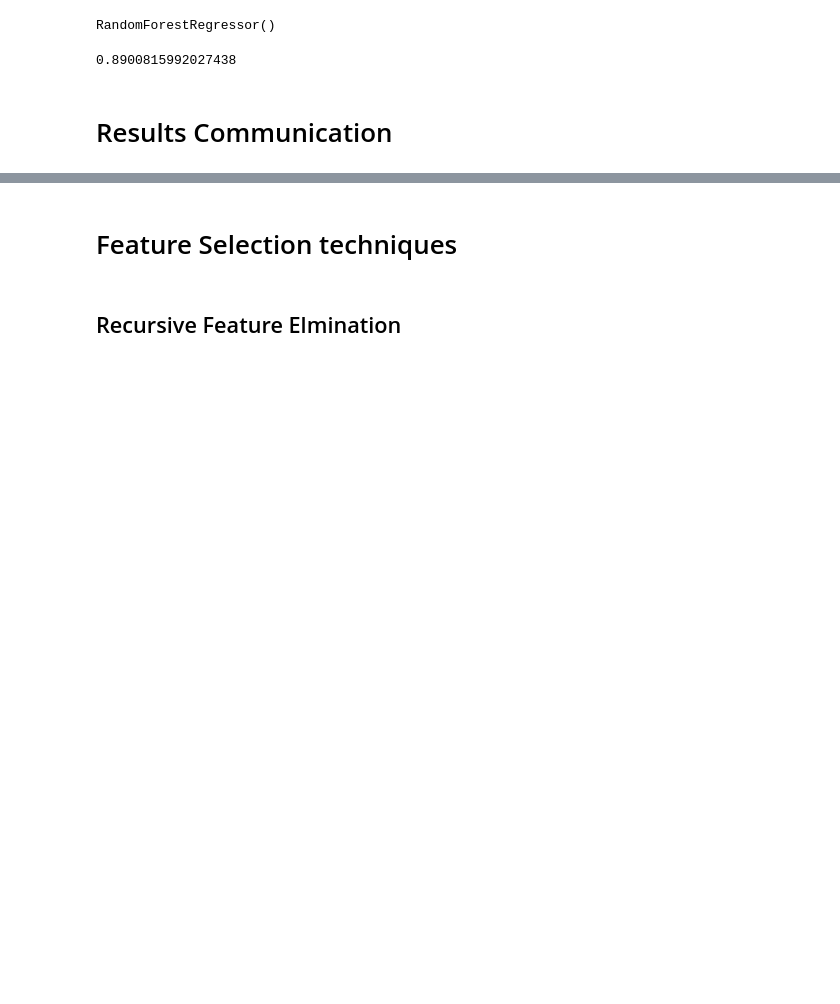
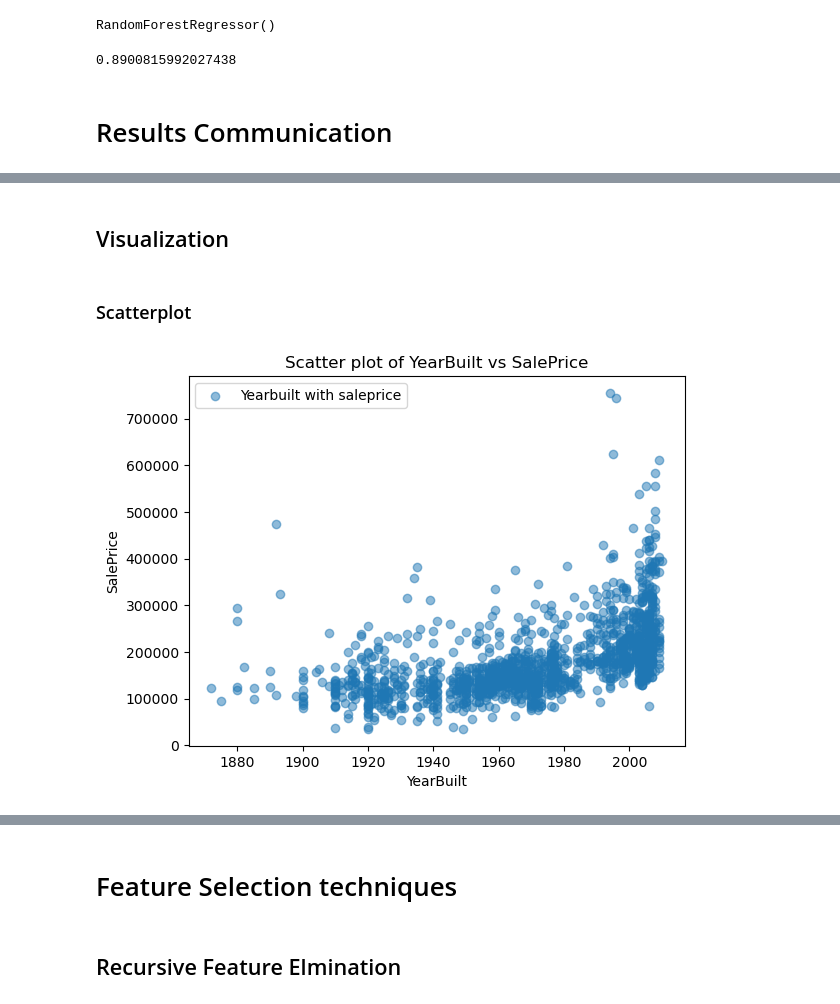
Before and after one commit to Henkomeyer/MLG-2-Assignment1-Group-6, a Jupyter notebook: Assignment-1-MLG-2-Group 6.ipynb, the cells around one changed output, grey strips where cells are left out. Saved outputs shown, nothing was run; the diff lists cells and outputs as text; code cells hidden in the pictures; blank space fills up the shorter version.

```diff
--- a/Assignment-1-MLG-2-Group 6.ipynb
+++ b/Assignment-1-MLG-2-Group 6.ipynb
@@ -437,22 +443,26 @@ best_forest.score(x_test , y_test)
+# %% [markdown]
+## Visualization
+# %% [markdown]
+### Scatterplot
 # %%
-
-
 # Load the dataset
-df = pd.read_csv('new_train.csv')
+df = pd.read_csv('train.csv')
 
 # Choose the features you want to plot
 x = 'YearBuilt'
 y = 'SalePrice'
 
 # Create the scatter plot
 plt.scatter(df[x], df[y], alpha=0.5, label='Yearbuilt with saleprice')
 
 # Add labels and title
 plt.xlabel(x)
 plt.ylabel(y)
 plt.title(f'Scatter plot of {x} vs {y}')
 
 plt.legend()
 
 # Show the plot
 plt.show()
+# %% [output]
+[figure, added]
```
Also changed, not shown: parts of 4 cells of this notebook.
